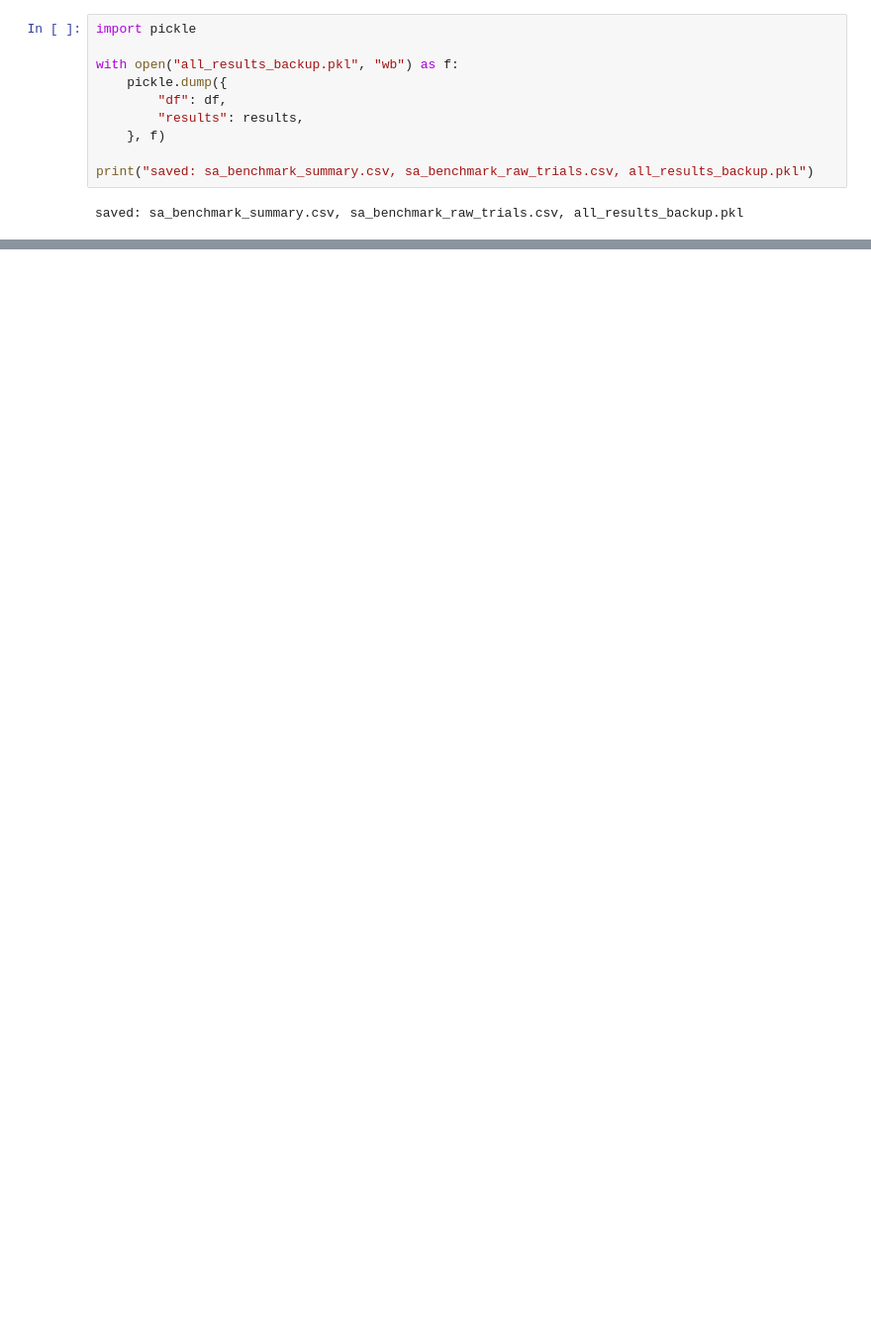
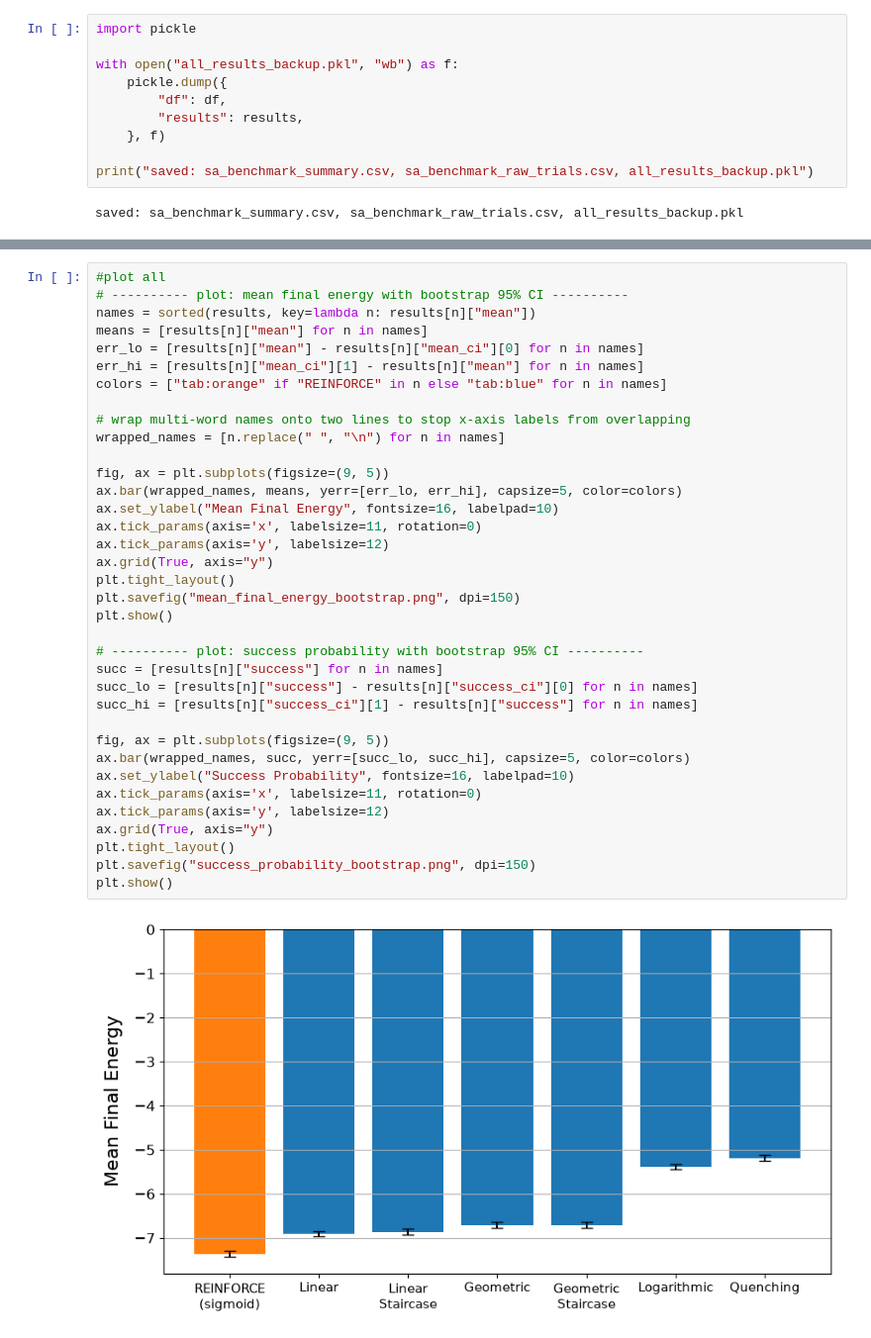
Before and after one commit to averyyu09/Protein-Folding, a Jupyter notebook: SA BENCHMARKS/simulatedannealing.ipynb, the cells around one changed output, grey strips where cells are left out. Shown at 99% size. Cells and saved outputs as stored; diff of their text form; blank space fills up the shorter version.

```diff
--- a/SA BENCHMARKS/simulatedannealing.ipynb
+++ b/SA BENCHMARKS/simulatedannealing.ipynb
@@ -212,0 +293,38 @@ saved: sa_benchmark_summary.csv, sa_benchmark_raw_trials.csv, all_results_backup
+# %%
+#plot all
+# ---------- plot: mean final energy with bootstrap 95% CI ----------
+names = sorted(results, key=lambda n: results[n]["mean"])
+means = [results[n]["mean"] for n in names]
+err_lo = [results[n]["mean"] - results[n]["mean_ci"][0] for n in names]
+err_hi = [results[n]["mean_ci"][1] - results[n]["mean"] for n in names]
+colors = ["tab:orange" if "REINFORCE" in n else "tab:blue" for n in names]
+
+# wrap multi-word names onto two lines to stop x-axis labels from overlapping
+wrapped_names = [n.replace(" ", "\n") for n in names]
+
+fig, ax = plt.subplots(figsize=(9, 5))
+ax.bar(wrapped_names, means, yerr=[err_lo, err_hi], capsize=5, color=colors)
+ax.set_ylabel("Mean Final Energy", fontsize=16, labelpad=10)
+ax.tick_params(axis='x', labelsize=11, rotation=0)
+ax.tick_params(axis='y', labelsize=12)
+ax.grid(True, axis="y")
+plt.tight_layout()
+plt.savefig("mean_final_energy_bootstrap.png", dpi=150)
+plt.show()
+
+# ---------- plot: success probability with bootstrap 95% CI ----------
+succ = [results[n]["success"] for n in names]
+succ_lo = [results[n]["success"] - results[n]["success_ci"][0] for n in names]
+succ_hi = [results[n]["success_ci"][1] - results[n]["success"] for n in names]
+
+fig, ax = plt.subplots(figsize=(9, 5))
+ax.bar(wrapped_names, succ, yerr=[succ_lo, succ_hi], capsize=5, color=colors)
+ax.set_ylabel("Success Probability", fontsize=16, labelpad=10)
+ax.tick_params(axis='x', labelsize=11, rotation=0)
+ax.tick_params(axis='y', labelsize=12)
+ax.grid(True, axis="y")
+plt.tight_layout()
+plt.savefig("success_probability_bootstrap.png", dpi=150)
+plt.show()
+# %% [output]
+[figure, added]
```
Also changed, not shown: parts of 11 cells of this notebook, 41 other files.
